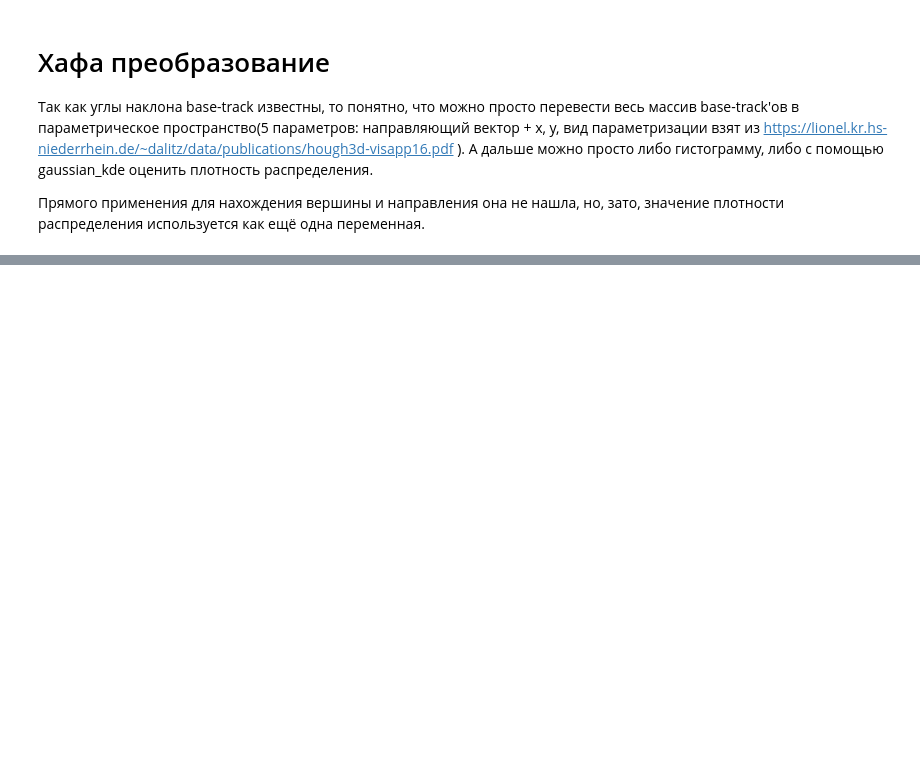
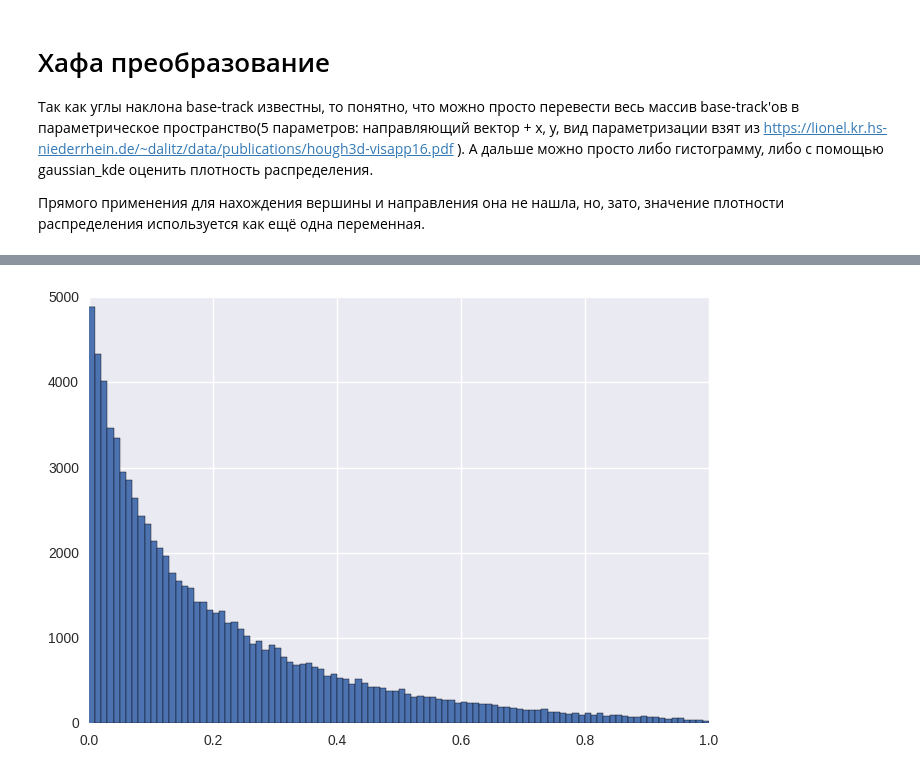
Before and after one commit to SchattenGenie/OPERA, a Jupyter notebook: OPERA.ipynb, the cells around one changed output, grey strips where cells are left out. Saved outputs shown, nothing was run; the diff lists cells and outputs as text; code cells hidden in the pictures; blank space fills up the shorter version.

```diff
--- a/OPERA.ipynb
+++ b/OPERA.ipynb
@@ -97,0 +115,5 @@ len(pmc): 4288
+# %%
+BT_Z_unique = numpy.unique(pbg['s.eZ'])
+bg_density = len(pbg)/((pbg['s.eZ'].max() - pbg['s.eZ'].min())*
+                       (pbg['s.eY'].max() - pbg['s.eY'].min())*
+                       (pbg['s.eX'].max() - pbg['s.eX'].min()))
@@ -210,21 +295,17 @@ def Simple_Hough3D(sx, sy, sz, ex, ey):
     Y = - B[0] * B[1] / (1 + B[2]) * sx + (1 - B[1]**2/(1 + B[2])) * sy - B[1] * sz
     return B, X.reshape((1,-1)), Y.reshape((1,-1))
 # %%
-num_idx = 10
+num_idx = 200
 train = pd.DataFrame()
 for id in numpy.arange(0, num_idx):
     train_tmp = combine_mc_bg(pmc, pbg, id=id)
 
-    train_tmp.TX = train_tmp.TX - train_tmp.ele_sx
-    train_tmp.TY = train_tmp.TY - train_tmp.ele_sy
+    print ('Lost basetracks:', 1 - sum(train_tmp.signal)/pmc.iloc[id].numtracks, '%')
+    #B, X, Y = Simple_Hough3D(train_tmp.sx.values, train_tmp.sy.values, train_tmp.sz.values, train_tmp.ex.values, train_tmp.ey.values)
+    #kernel_train = gaussian_kde(numpy.concatenate([B, X, Y]))
+    #density_train = kernel_train(numpy.concatenate([B, X, Y]))
 
-    train_tmp = train_tmp.loc[train_tmp.chi2 < 3, :]
-
-    B, X, Y = Simple_Hough3D(train_tmp.sx.values, train_tmp.sy.values, train_tmp.sz.values, train_tmp.ex.values, train_tmp.ey.values)
-
-    kernel_train = gaussian_kde(numpy.concatenate([B, X, Y]))
-    density_train = kernel_train(numpy.concatenate([B, X, Y]))
-
-    train_tmp['pdf_density'] = density_train
+    print (sum(train_tmp.signal))
+    #train_tmp['pdf_density'] = density_train
     train_tmp['group'] = id
     train = train.append(train_tmp)
@@ -243,15 +365,9 @@ train['Y_proj'] = train['sy'] - train['TY']*(train['sz'] - train['ele_z'])
 
 train['IP/dZ'] = numpy.sqrt((train['ele_x'] - train['X_proj'])**2 + (train['ele_y'] - train['Y_proj'])**2)/(train['sz'] - train['ele_z'])
 
-angle_cos = (
-    cartesian_to_spherical(
-        train.ele_sx.values,
-        train.ele_sy.values,
-        1) *
-    cartesian_to_spherical(
-        (train.sx - train.ele_x).values,
-        (train.sy - train.ele_y).values,
-        (train.sz - train.ele_z).values)
-).sum(axis = 0)
-
-train['alpha'] = numpy.arccos(angle_cos)
+train['TX'] = train['TX'] - train['ele_sx']
+train['TY'] = train['TY'] - train['ele_sy']
+# %%
+plt.hist(train.loc[(train.signal == 1)]['IP/dZ'], bins=100, range=(0,1));
+# %% [output]
+[figure, added]
```
Also changed, not shown: parts of 37 cells of this notebook.
